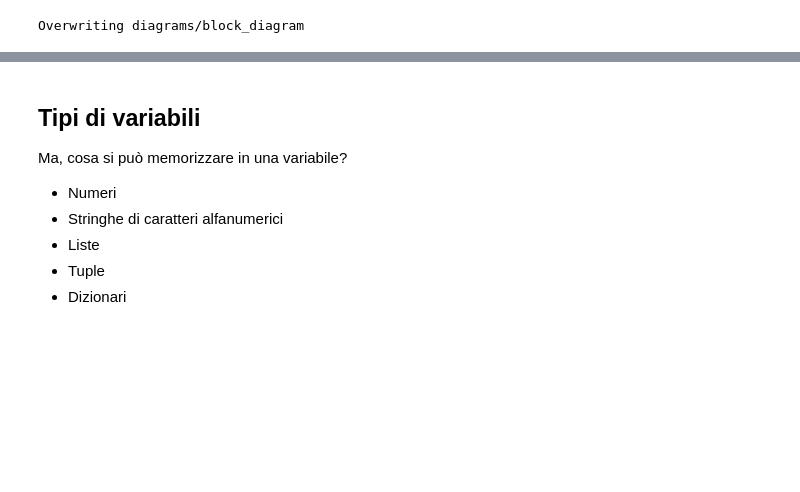
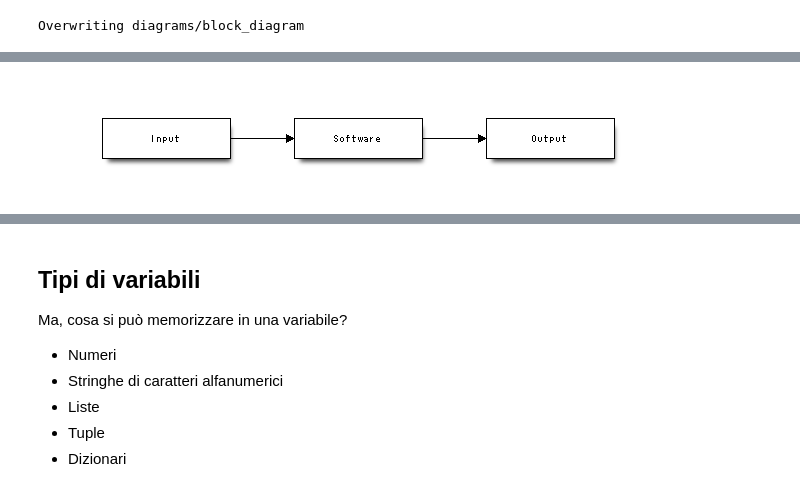
Before and after one commit to capitancook/introduzionePythonsuJupyter, a Jupyter notebook: Python - parte A.ipynb, the cells around one changed output, grey strips where cells are left out. Saved outputs shown, nothing was run; the diff lists cells and outputs as text; code cells hidden in the pictures; blank space fills up the shorter version.

```diff
--- a/Python - parte A.ipynb
+++ b/Python - parte A.ipynb
@@ -110,3 +105,8 @@ Overwriting diagrams/block_diagram
+# %%
+from IPython.display import Image
+Image("diagrams/block_diagram.png")
+# %% [output]
+[figure, added]
 # %% [markdown]
 # Strutture dati + algoritmi = software
 
```
Also changed, not shown: parts of 11 cells of this notebook, 2 other files.
